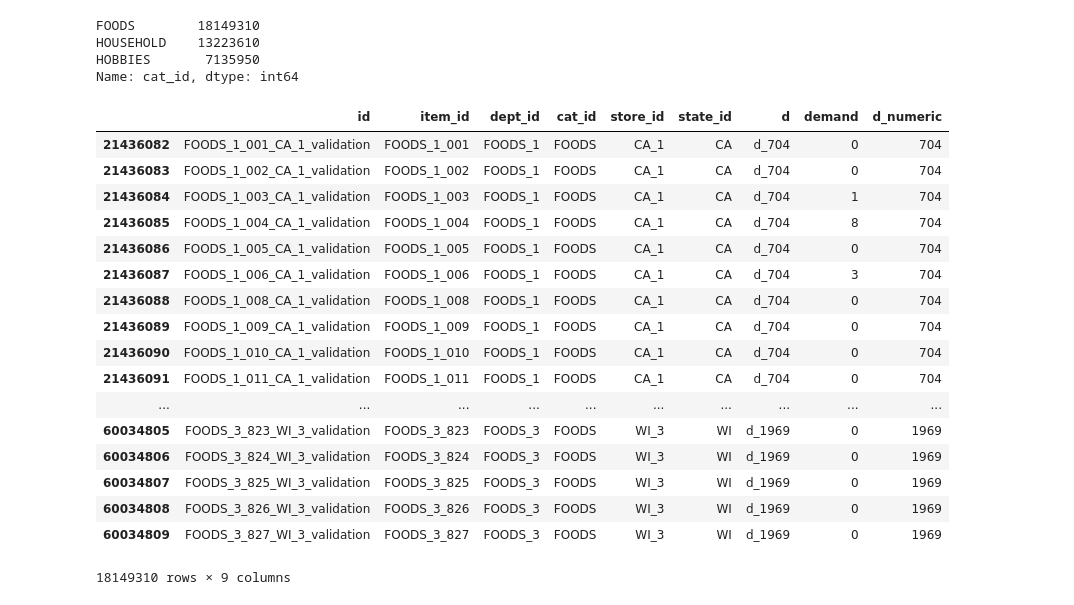
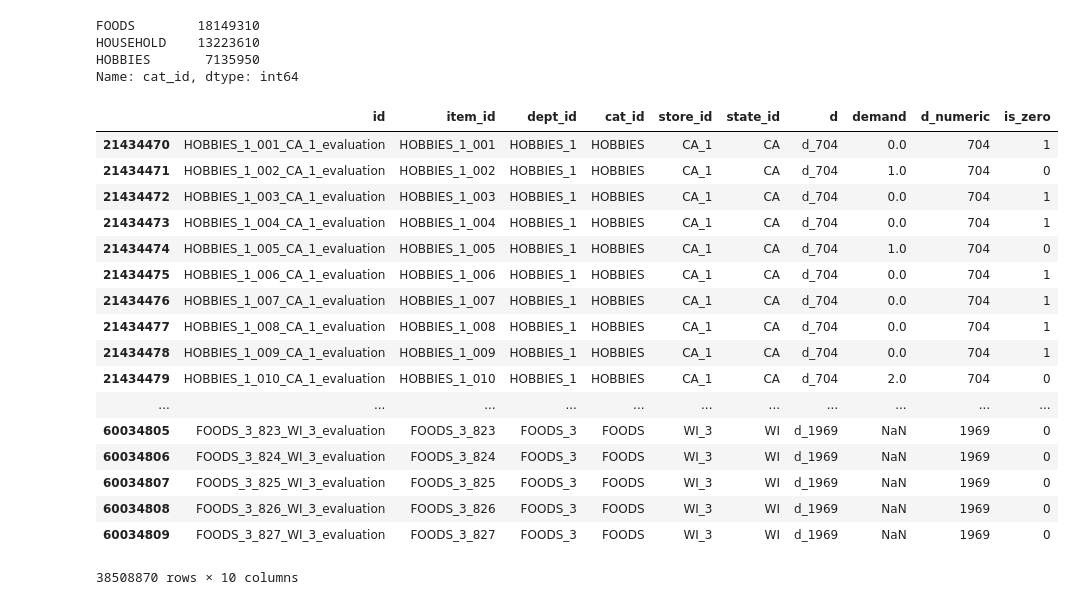
Before and after one commit to MitsuruFujiwara/M5-Forecasting-Accuracy, a Jupyter notebook: src/906_sales.ipynb, the cells around one changed output. Saved outputs shown, nothing was run; the diff lists cells and outputs as text; code cells hidden in the pictures.

```diff
--- a/src/906_sales.ipynb
+++ b/src/906_sales.ipynb
@@ -16,29 +16,31 @@ FOODS        18149310
 HOUSEHOLD    13223610
 HOBBIES       7135950
 Name: cat_id, dtype: int64
-# %%
-df[df['cat_id'] == 'FOODS']
-# %% [output]
-|  | id | item_id | dept_id | cat_id | store_id | state_id | d | demand | d_numeric |
-| 21436082 | FOODS_1_001_CA_1_validation | FOODS_1_001 | FOODS_1 | FOODS | CA_1 | CA | d_704 | 0 | 704 |
-| 21436083 | FOODS_1_002_CA_1_validation | FOODS_1_002 | FOODS_1 | FOODS | CA_1 | CA | d_704 | 0 | 704 |
-| 21436084 | FOODS_1_003_CA_1_validation | FOODS_1_003 | FOODS_1 | FOODS | CA_1 | CA | d_704 | 1 | 704 |
-| 21436085 | FOODS_1_004_CA_1_validation | FOODS_1_004 | FOODS_1 | FOODS | CA_1 | CA | d_704 | 8 | 704 |
-| 21436086 | FOODS_1_005_CA_1_validation | FOODS_1_005 | FOODS_1 | FOODS | CA_1 | CA | d_704 | 0 | 704 |
-| 21436087 | FOODS_1_006_CA_1_validation | FOODS_1_006 | FOODS_1 | FOODS | CA_1 | CA | d_704 | 3 | 704 |
-| 21436088 | FOODS_1_008_CA_1_validation | FOODS_1_008 | FOODS_1 | FOODS | CA_1 | CA | d_704 | 0 | 704 |
-| 21436089 | FOODS_1_009_CA_1_validation | FOODS_1_009 | FOODS_1 | FOODS | CA_1 | CA | d_704 | 0 | 704 |
-| 21436090 | FOODS_1_010_CA_1_validation | FOODS_1_010 | FOODS_1 | FOODS | CA_1 | CA | d_704 | 0 | 704 |
-| 21436091 | FOODS_1_011_CA_1_validation | FOODS_1_011 | FOODS_1 | FOODS | CA_1 | CA | d_704 | 0 | 704 |
-| ... | ... | ... | ... | ... | ... | ... | ... | ... | ... |
-| 60034805 | FOODS_3_823_WI_3_validation | FOODS_3_823 | FOODS_3 | FOODS | WI_3 | WI | d_1969 | 0 | 1969 |
-| 60034806 | FOODS_3_824_WI_3_validation | FOODS_3_824 | FOODS_3 | FOODS | WI_3 | WI | d_1969 | 0 | 1969 |
-| 60034807 | FOODS_3_825_WI_3_validation | FOODS_3_825 | FOODS_3 | FOODS | WI_3 | WI | d_1969 | 0 | 1969 |
-| 60034808 | FOODS_3_826_WI_3_validation | FOODS_3_826 | FOODS_3 | FOODS | WI_3 | WI | d_1969 | 0 | 1969 |
-| 60034809 | FOODS_3_827_WI_3_validation | FOODS_3_827 | FOODS_3 | FOODS | WI_3 | WI | d_1969 | 0 | 1969 |
-18149310 rows × 9 columns
+# %%
+df['is_zero'] = (df['demand']==0).astype(int)
 # %%
 sub =pd.read_csv('../input/sample_submission.csv')
+# %%
+df
+# %% [output]
+|  | id | item_id | dept_id | cat_id | store_id | state_id | d | demand | d_numeric | is_zero |
+| 21434470 | HOBBIES_1_001_CA_1_evaluation | HOBBIES_1_001 | HOBBIES_1 | HOBBIES | CA_1 | CA | d_704 | 0.0 | 704 | 1 |
+| 21434471 | HOBBIES_1_002_CA_1_evaluation | HOBBIES_1_002 | HOBBIES_1 | HOBBIES | CA_1 | CA | d_704 | 1.0 | 704 | 0 |
+| 21434472 | HOBBIES_1_003_CA_1_evaluation | HOBBIES_1_003 | HOBBIES_1 | HOBBIES | CA_1 | CA | d_704 | 0.0 | 704 | 1 |
+| 21434473 | HOBBIES_1_004_CA_1_evaluation | HOBBIES_1_004 | HOBBIES_1 | HOBBIES | CA_1 | CA | d_704 | 0.0 | 704 | 1 |
+| 21434474 | HOBBIES_1_005_CA_1_evaluation | HOBBIES_1_005 | HOBBIES_1 | HOBBIES | CA_1 | CA | d_704 | 1.0 | 704 | 0 |
+| 21434475 | HOBBIES_1_006_CA_1_evaluation | HOBBIES_1_006 | HOBBIES_1 | HOBBIES | CA_1 | CA | d_704 | 0.0 | 704 | 1 |
+| 21434476 | HOBBIES_1_007_CA_1_evaluation | HOBBIES_1_007 | HOBBIES_1 | HOBBIES | CA_1 | CA | d_704 | 0.0 | 704 | 1 |
+| 21434477 | HOBBIES_1_008_CA_1_evaluation | HOBBIES_1_008 | HOBBIES_1 | HOBBIES | CA_1 | CA | d_704 | 0.0 | 704 | 1 |
+| 21434478 | HOBBIES_1_009_CA_1_evaluation | HOBBIES_1_009 | HOBBIES_1 | HOBBIES | CA_1 | CA | d_704 | 0.0 | 704 | 1 |
+| 21434479 | HOBBIES_1_010_CA_1_evaluation | HOBBIES_1_010 | HOBBIES_1 | HOBBIES | CA_1 | CA | d_704 | 2.0 | 704 | 0 |
+| ... | ... | ... | ... | ... | ... | ... | ... | ... | ... | ... |
+| 60034805 | FOODS_3_823_WI_3_evaluation | FOODS_3_823 | FOODS_3 | FOODS | WI_3 | WI | d_1969 | NaN | 1969 | 0 |
+| 60034806 | FOODS_3_824_WI_3_evaluation | FOODS_3_824 | FOODS_3 | FOODS | WI_3 | WI | d_1969 | NaN | 1969 | 0 |
+| 60034807 | FOODS_3_825_WI_3_evaluation | FOODS_3_825 | FOODS_3 | FOODS | WI_3 | WI | d_1969 | NaN | 1969 | 0 |
+| 60034808 | FOODS_3_826_WI_3_evaluation | FOODS_3_826 | FOODS_3 | FOODS | WI_3 | WI | d_1969 | NaN | 1969 | 0 |
+| 60034809 | FOODS_3_827_WI_3_evaluation | FOODS_3_827 | FOODS_3 | FOODS | WI_3 | WI | d_1969 | NaN | 1969 | 0 |
+38508870 rows × 10 columns
 # %%
 sub.sort_values('id')
 # %% [output]
```
Also changed, not shown: parts of 2 cells of this notebook, 23 other files.
